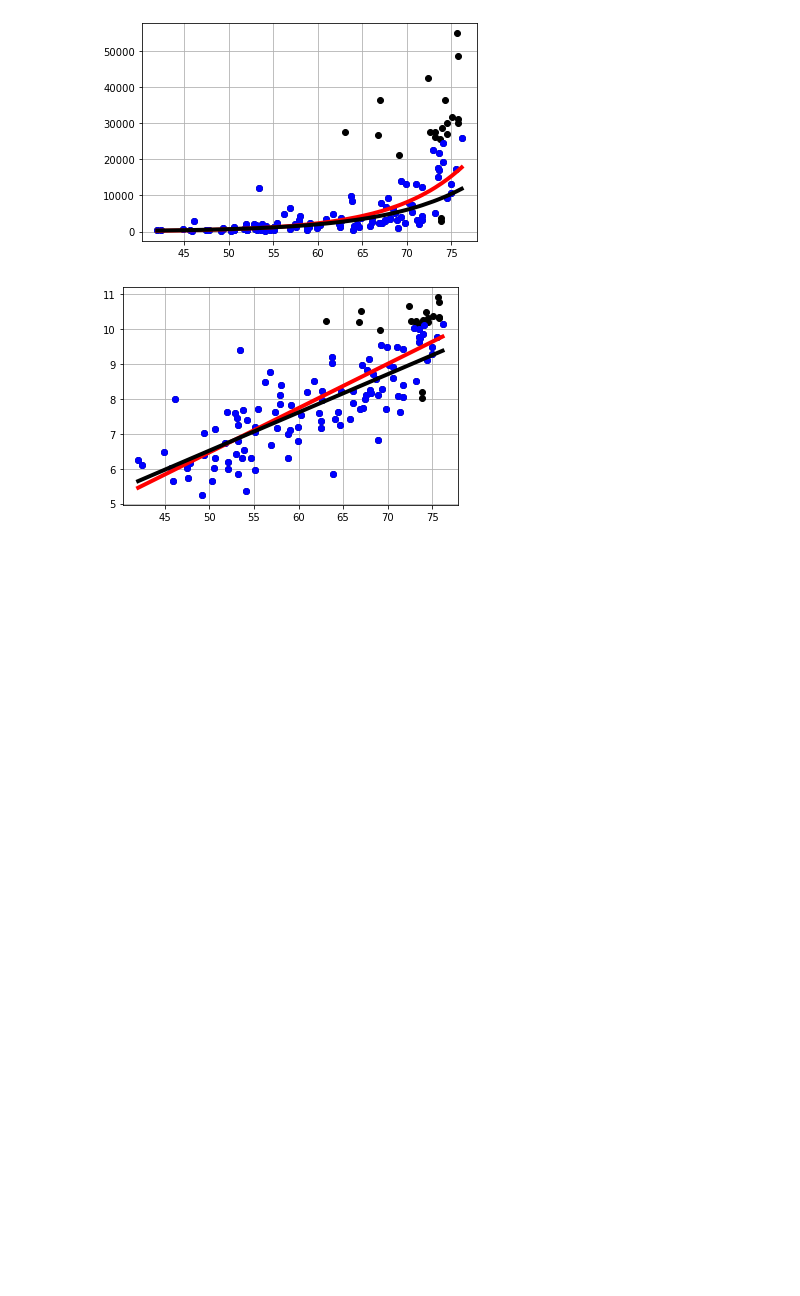
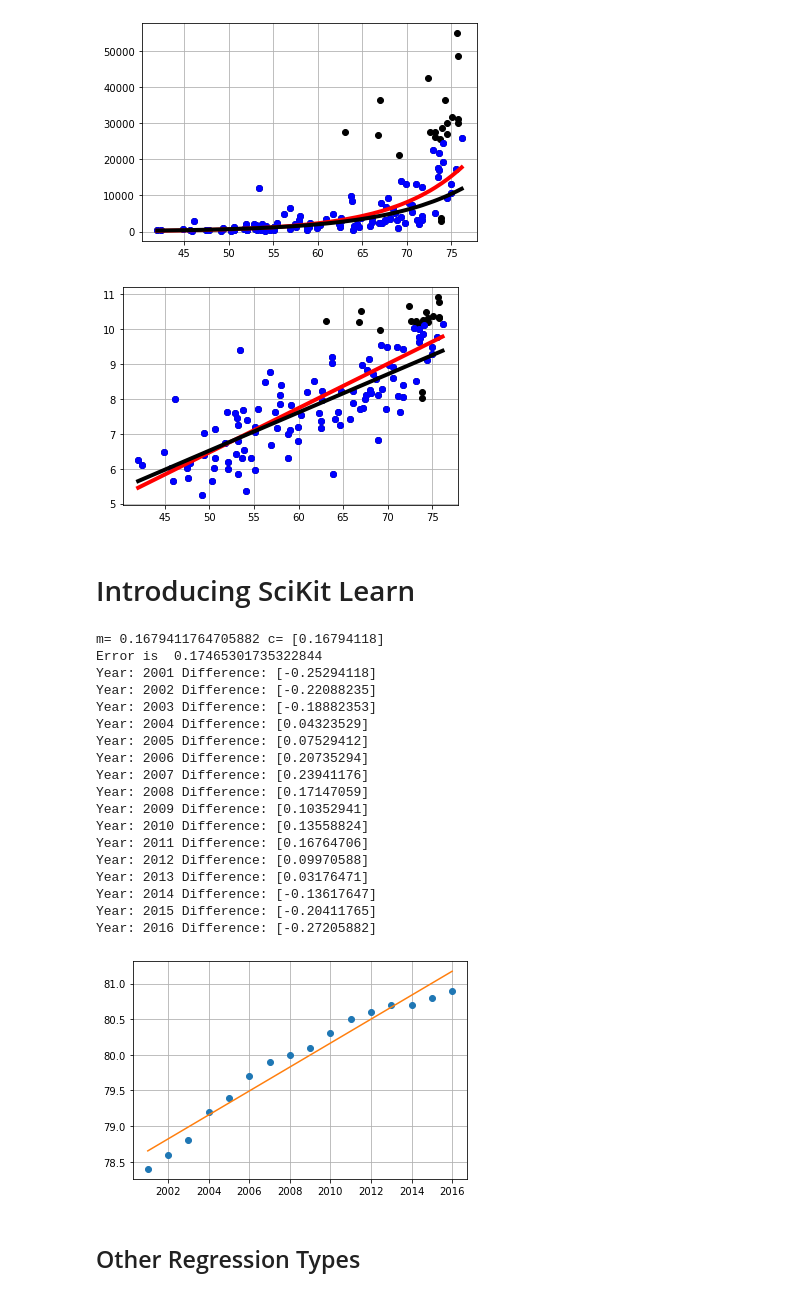
Before and after one commit to joshfuchs/DataScience_projects, a Jupyter notebook: ML scikit learn.ipynb, the cells around one changed output. Saved outputs shown, nothing was run; the diff lists cells and outputs as text; code cells hidden in the pictures; blank space fills up the shorter version.

Commit message:
regression predictions and start clustering

```diff
--- a/ML scikit learn.ipynb
+++ b/ML scikit learn.ipynb
@@ -363,3 +370,69 @@ m= 0.10934170959903185 c= 1.0525703539026066
 error= 8741.124994224838
 [figure]
 [figure]
+# %% [markdown]
+# Introducing SciKit Learn
+# %%
+def process_life_expectancy_data_sklearn(filename, country, min_date, max_date,print_diff=False):
+
+    df = pd.read_csv(filename, index_col="Life expectancy")
+
+    # get the life expectancy for the specified country/dates
+    # we have to convert the dates to strings as pandas treats them that way
+    life_expectancy = df.loc[country, str(min_date):str(max_date)]
+
+    # create a list with the numerical range of min_date to max_date
+    # we could use the index of life_expectancy but it will be a string
+    # we need numerical data
+    x_data = list(range(min_date, max_date+1))
+
+    # calculate a line of best fit
+    x_data_arr = np.array(x_data).reshape(-1,1)
+    life_exp_arr = np.array(life_expectancy).reshape(-1,1)
+
+    regression = skl_lin.LinearRegression().fit(x_data_arr, life_exp_arr)
+
+    m = regression.coef_[0][0]
+    c = regression.coef_[0]
+
+    print('m=', m, 'c=', c)
+
+    linear_data = regression.predict(x_data_arr)
+
+    error = math.sqrt(skl_metrics.mean_squared_error(life_exp_arr, linear_data))
+    print('Error is ', error)
+
+    if print_diff:
+        # print the difference in the predicted and measured values
+        #print(x_data_arr.type)
+        for n in range(len(x_data)):
+            print('Year:', x_data[n], 'Difference:', (life_expectancy[n]-linear_data[n]))
+
+    plt.plot(x_data,life_expectancy,'o')
+    plt.plot(x_data,linear_data)
+    plt.grid()
+# %%
+process_life_expectancy_data_sklearn("./data/gapminder-life-expectancy.csv",
+                            'Germany', 2001, 2016,print_diff=True)
+# %% [output]
+m= 0.1679411764705882 c= [0.16794118]
+Error is  0.17465301735322844
+Year: 2001 Difference: [-0.25294118]
+Year: 2002 Difference: [-0.22088235]
+Year: 2003 Difference: [-0.18882353]
+Year: 2004 Difference: [0.04323529]
+Year: 2005 Difference: [0.07529412]
+Year: 2006 Difference: [0.20735294]
+Year: 2007 Difference: [0.23941176]
+Year: 2008 Difference: [0.17147059]
+Year: 2009 Difference: [0.10352941]
+Year: 2010 Difference: [0.13558824]
+Year: 2011 Difference: [0.16764706]
+Year: 2012 Difference: [0.09970588]
+Year: 2013 Difference: [0.03176471]
+Year: 2014 Difference: [-0.13617647]
+Year: 2015 Difference: [-0.20411765]
+Year: 2016 Difference: [-0.27205882]
+[figure, added]
+# %% [markdown]
+## Other Regression Types
```
Also changed, not shown: parts of 11 cells of this notebook.
